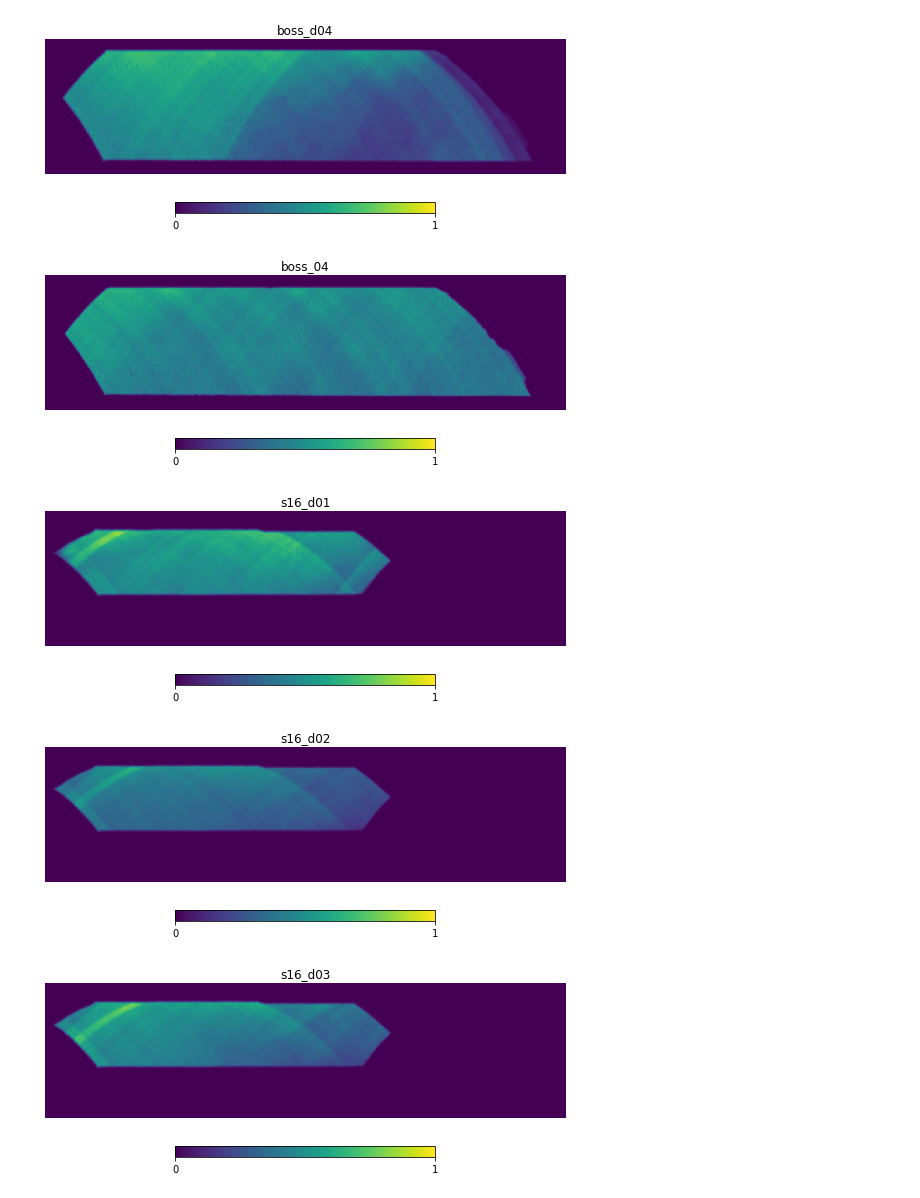
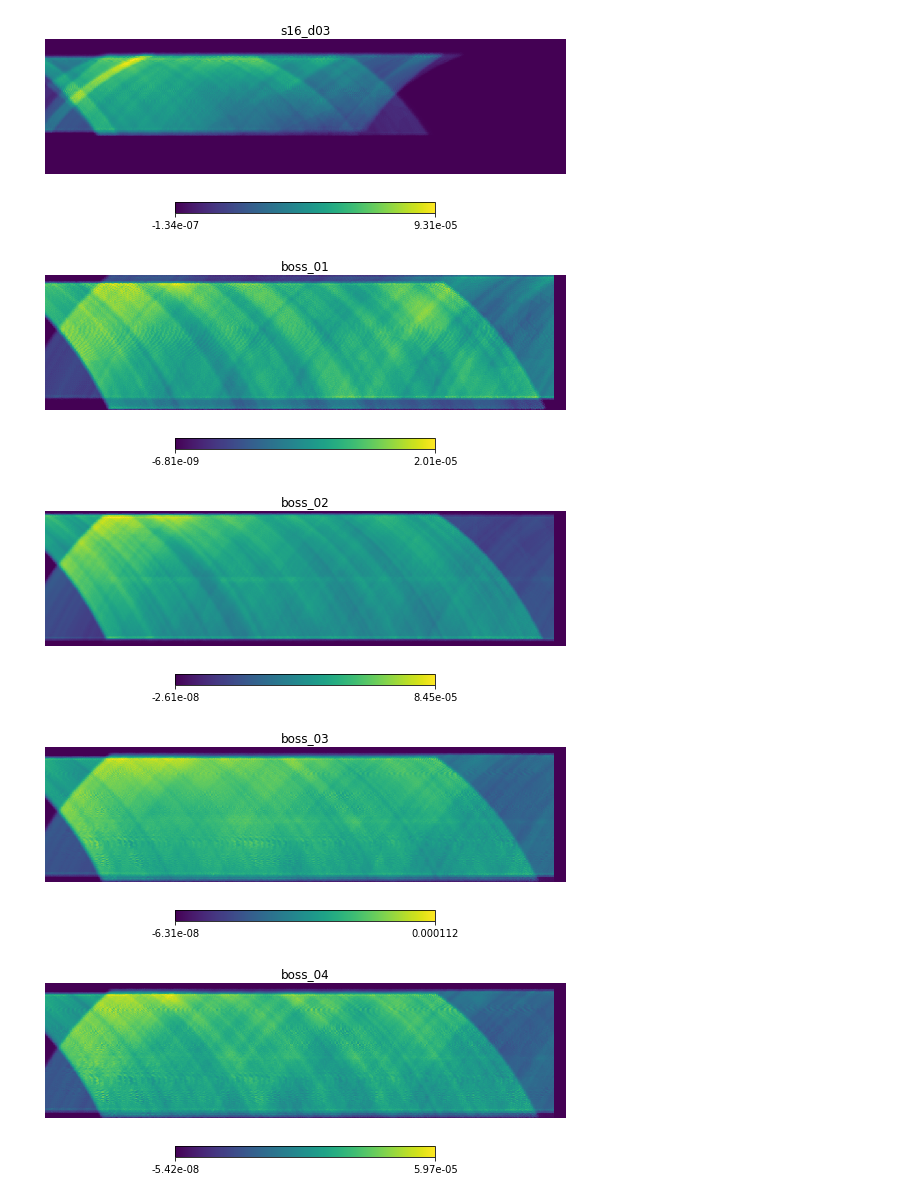
Before and after one commit to ACTCollaboration/Lensing-Daytime, a Jupyter notebook: check_mapvar.ipynb, the cells around one changed output. Cells and saved outputs as stored; diff of their text form; code cells hidden in the pictures.

```diff
--- a/check_mapvar.ipynb
+++ b/check_mapvar.ipynb
@@ -16,2 +15,4 @@ qids = ['boss_d01','boss_01','boss_d02','boss_02','boss_d03','boss_03','boss_d04
 # %%
-aobj = {q: local.init_analysis_params(qid=q,ascale=2.) for q in qids}
+aobj = {q: local.init_analysis_params(qid=q,ascale=3.,wtype='com16vc') for q in qids}
+# %%
+ivar = tools_cmb.load_window_curvedsky(aobj['boss_01'])
@@ -17,0 +23,7 @@ aobj = {q: local.init_analysis_params(qid=q,ascale=2.) for q in qids}
+# %%
+aobj = {q: local.init_analysis_params(qid=q,ascale=3.,wtype='iso15vc') for q in qids}
+# %%
+s15 = tools_cmb.load_window_curvedsky(aobj['boss_01'])
+s15[s15!=0] = 1.
+print('fsky',np.average(s15))
+hp.cartview(s15,lonra=[143,247],latra=[-5,22],title='s15-only region')
@@ -18,8 +38,8 @@ aobj = {q: local.init_analysis_params(qid=q,ascale=2.) for q in qids}
 # %%
-mask = {}
+ivar = {}
 for q in qids:
-    mask_iv = tools_cmb.load_mask(q,with_ivar=True)
-    mask[q] = enmap.to_healpix(mask_iv[0],nside=2048)
-    hp.cartview(mask[q],lonra=[143,247],latra=[-5,22],min=0,max=1,title=q)
+    aobj = {q: local.init_analysis_params(qid=q,ascale=3.) for q in qids}
+    ivar[q] = tools_cmb.load_ivar_curvedsky(aobj[q])
+    hp.cartview(ivar[q],lonra=[143,247],latra=[-5,22],title=q)
     show()
 # %% [output]
@@ -32,5 +52,5 @@ for q in qids:
-[figure, old version]
+[figure, new version]
-[figure, old version]
+[figure, new version]
-[figure, old version]
+[figure, new version]
-[figure, old version]
+[figure, new version]
-[figure, old version]
+[figure, new version]
```
Also changed, not shown: parts of 8 cells of this notebook.
